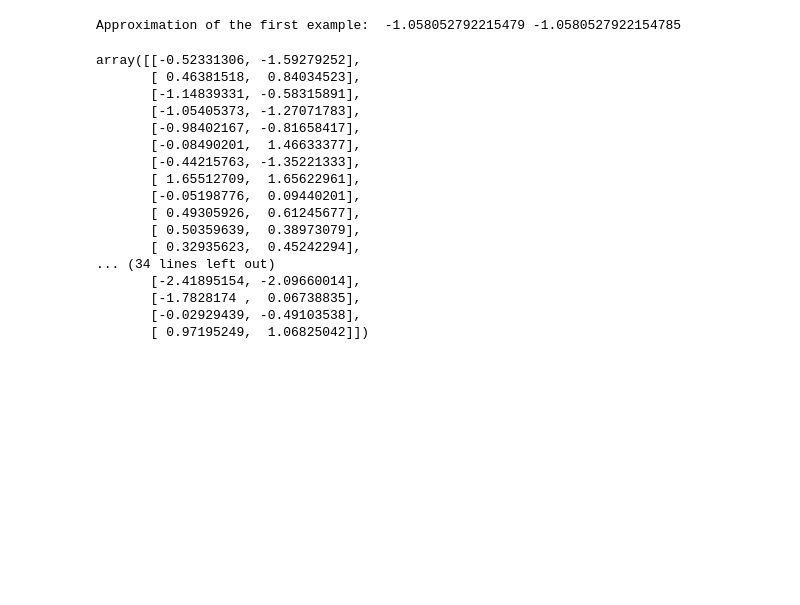
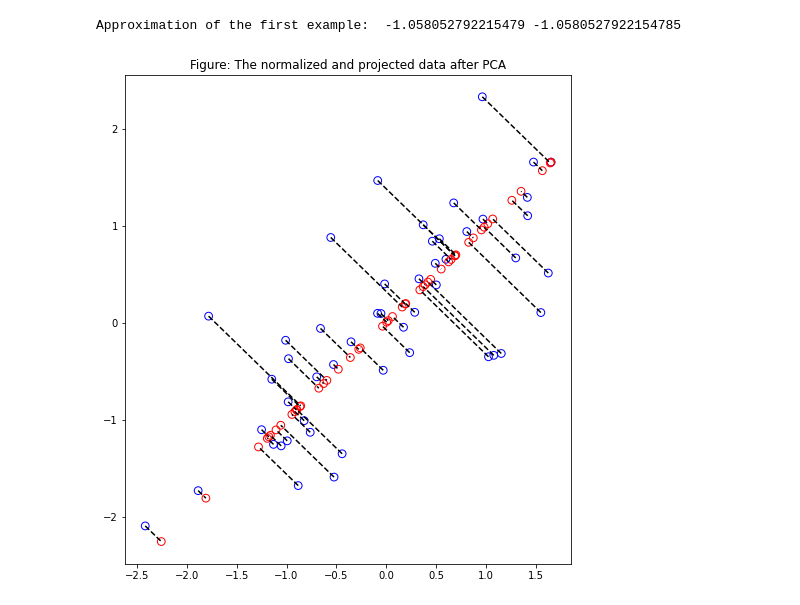
Before and after one commit to binhlxag273/LinearRegression, a Jupyter notebook: KMeans_PCA.ipynb, the cells around one changed output. Saved outputs shown, nothing was run; the diff lists cells and outputs as text; code cells hidden in the pictures; blank space fills up the shorter version.

```diff
--- a/KMeans_PCA.ipynb
+++ b/KMeans_PCA.ipynb
@@ -199,23 +199,16 @@ X_rec = recoverData(Z, U, K)
 print('Approximation of the first example: ', X_rec[0, 0], X_rec[0, 1])
 # %% [output]
 Approximation of the first example:  -1.058052792215479 -1.0580527922154785
-# %%
-X_norm
-# %% [output]
-array([[-0.52331306, -1.59279252],
-       [ 0.46381518,  0.84034523],
-       [-1.14839331, -0.58315891],
-       [-1.05405373, -1.27071783],
-       [-0.98402167, -0.81658417],
-       [-0.08490201,  1.46633377],
-       [-0.44215763, -1.35221333],
-       [ 1.65512709,  1.65622961],
-       [-0.05198776,  0.09440201],
-       [ 0.49305926,  0.61245677],
-       [ 0.50359639,  0.38973079],
-       [ 0.32935623,  0.45242294],
-... (34 lines left out)
-       [-2.41895154, -2.09660014],
-       [-1.7828174 ,  0.06738835],
-       [-0.02929439, -0.49103538],
-       [ 0.97195249,  1.06825042]])
+# %%
+# Visualizing the projections
+plt.figure(figsize = (8, 9))
+plt.title('Figure: The normalized and projected data after PCA')
+plt.scatter(X_norm[:, 0], X_norm[:, 1], s = 60, color = 'None', edgecolors = 'blue')
+plt.scatter(X_rec[:, 0], X_rec[:, 1], s = 60, color = 'None', edgecolors = 'red')
+for i in range(len(X_norm)):
+    X_coor = np.array([X_norm[i, 0], X_rec[i, 0]])
+    y_coor = np.array([X_norm[i, 1], X_rec[i, 1]])
+    plt.plot(X_coor, y_coor, color = 'black', linestyle = 'dashed')
+plt.show()
+# %% [output]
+[figure, added]
```
Also changed, not shown: parts of 7 cells of this notebook.
